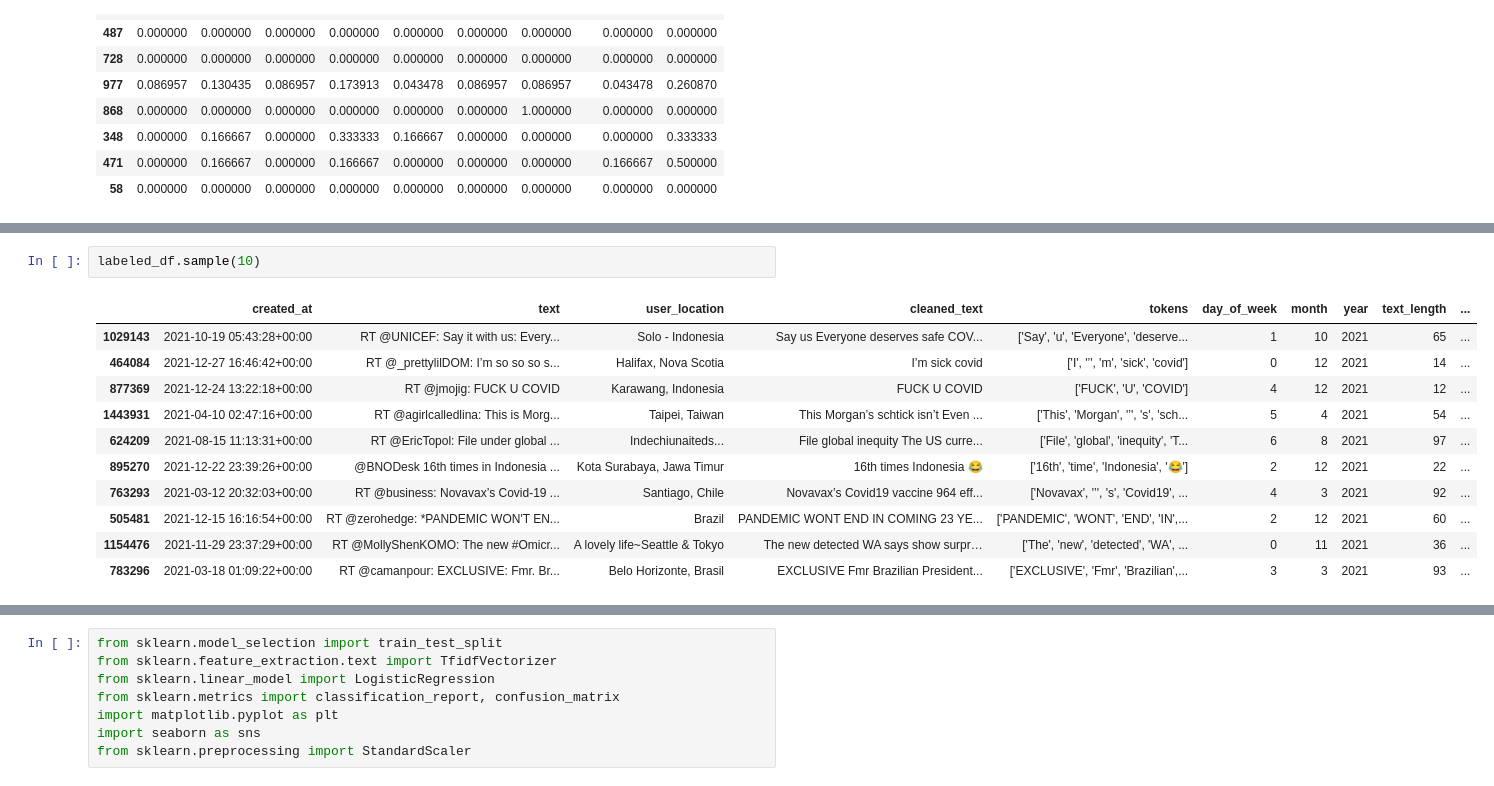
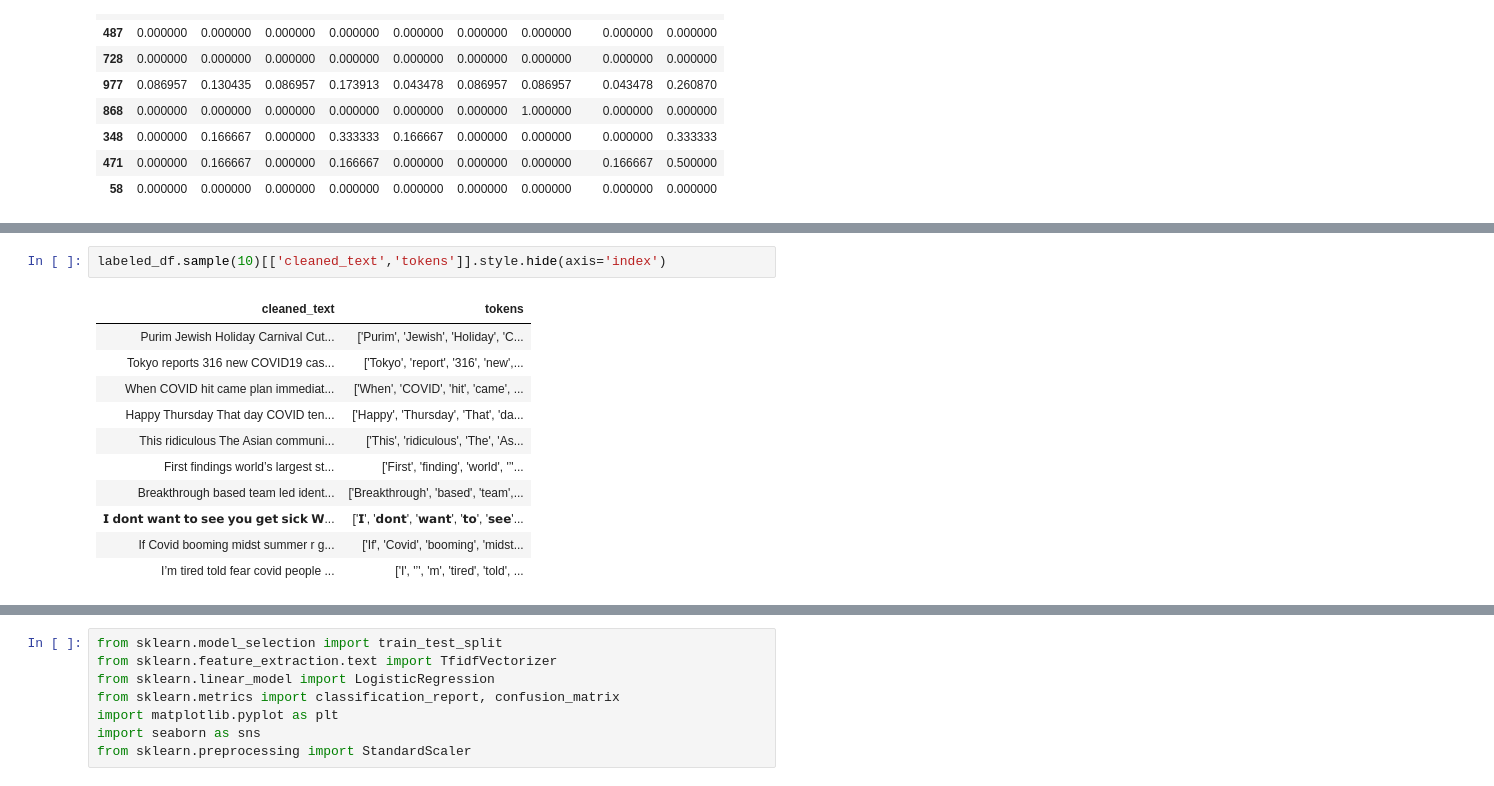
Before and after one commit to kyleoneil/MLProjs, a Jupyter notebook: covid_19_tweet_sentiments/covid_19_tweet_sentiment_analysis.ipynb, the cells around one changed output, grey strips where cells are left out. Drawn from its saved outputs; the diff is of its cells as text.

```diff
--- a/covid_19_tweet_sentiments/covid_19_tweet_sentiment_analysis.ipynb
+++ b/covid_19_tweet_sentiments/covid_19_tweet_sentiment_analysis.ipynb
@@ -320,14 +324,14 @@ To: c:\Users\duterte\Documents\DONT_FORGET_YOURE_HERE_FOREVER\MLProjs\covid_19_t
 # %%
-labeled_df.sample(10)
+labeled_df.sample(10)[['cleaned_text','tokens']].style.hide(axis='index')
 # %% [output]
-|  | created_at | text | user_location | cleaned_text | tokens | day_of_week | month | year | text_length | ... |
-| 1029143 | 2021-10-19 05:43:28+00:00 | RT @UNICEF: Say it with us: Every... | Solo - Indonesia | Say us Everyone deserves safe COV... | ['Say', 'u', 'Everyone', 'deserve... | 1 | 10 | 2021 | 65 | ... |
-| 464084 | 2021-12-27 16:46:42+00:00 | RT @_prettylilDOM: I’m so so so s... | Halifax, Nova Scotia | I’m sick covid | ['I', '’', 'm', 'sick', 'covid'] | 0 | 12 | 2021 | 14 | ... |
-| 877369 | 2021-12-24 13:22:18+00:00 | RT @jmojig: FUCK U COVID | Karawang, Indonesia | FUCK U COVID | ['FUCK', 'U', 'COVID'] | 4 | 12 | 2021 | 12 | ... |
-| 1443931 | 2021-04-10 02:47:16+00:00 | RT @agirlcalledlina: This is Morg... | Taipei, Taiwan | This Morgan’s schtick isn’t Even ... | ['This', 'Morgan', '’', 's', 'sch... | 5 | 4 | 2021 | 54 | ... |
-| 624209 | 2021-08-15 11:13:31+00:00 | RT @EricTopol: File under global ... | Indechiunaiteds... | File global inequity The US curre... | ['File', 'global', 'inequity', 'T... | 6 | 8 | 2021 | 97 | ... |
-| 895270 | 2021-12-22 23:39:26+00:00 | @BNODesk 16th times in Indonesia ... | Kota Surabaya, Jawa Timur | 16th times Indonesia 😂 | ['16th', 'time', 'Indonesia', '😂'] | 2 | 12 | 2021 | 22 | ... |
-| 763293 | 2021-03-12 20:32:03+00:00 | RT @business: Novavax’s Covid-19 ... | Santiago, Chile | Novavax’s Covid19 vaccine 964 eff... | ['Novavax', '’', 's', 'Covid19', ... | 4 | 3 | 2021 | 92 | ... |
-| 505481 | 2021-12-15 16:16:54+00:00 | RT @zerohedge: *PANDEMIC WON'T EN... | Brazil | PANDEMIC WONT END IN COMING 23 YE... | ['PANDEMIC', 'WONT', 'END', 'IN',... | 2 | 12 | 2021 | 60 | ... |
-| 1154476 | 2021-11-29 23:37:29+00:00 | RT @MollyShenKOMO: The new #Omicr... | A lovely life~Seattle & Tokyo | The new detected WA says show surpr… | ['The', 'new', 'detected', 'WA', ... | 0 | 11 | 2021 | 36 | ... |
-| 783296 | 2021-03-18 01:09:22+00:00 | RT @camanpour: EXCLUSIVE: Fmr. Br... | Belo Horizonte, Brasil | EXCLUSIVE Fmr Brazilian President... | ['EXCLUSIVE', 'Fmr', 'Brazilian',... | 3 | 3 | 2021 | 93 | ... |
+| cleaned_text | tokens |
+| Purim Jewish Holiday Carnival Cut... | ['Purim', 'Jewish', 'Holiday', 'C... |
+| Tokyo reports 316 new COVID19 cas... | ['Tokyo', 'report', '316', 'new',... |
+| When COVID hit came plan immediat... | ['When', 'COVID', 'hit', 'came', ... |
+| Happy Thursday That day COVID ten... | ['Happy', 'Thursday', 'That', 'da... |
+| This ridiculous The Asian communi... | ['This', 'ridiculous', 'The', 'As... |
+| First findings world’s largest st... | ['First', 'finding', 'world', '’'... |
+| Breakthrough based team led ident... | ['Breakthrough', 'based', 'team',... |
+| 𝗜 𝗱𝗼𝗻𝘁 𝘄𝗮𝗻𝘁 𝘁𝗼 𝘀𝗲𝗲 𝘆𝗼𝘂 𝗴𝗲𝘁 𝘀𝗶𝗰𝗸 𝗪... | ['𝗜', '𝗱𝗼𝗻𝘁', '𝘄𝗮𝗻𝘁', '𝘁𝗼', '𝘀𝗲𝗲'... |
+| If Covid booming midst summer r g... | ['If', 'Covid', 'booming', 'midst... |
+| I’m tired told fear covid people ... | ['I', '’', 'm', 'tired', 'told', ... |
```
Also changed, not shown: parts of 13 cells of this notebook.
